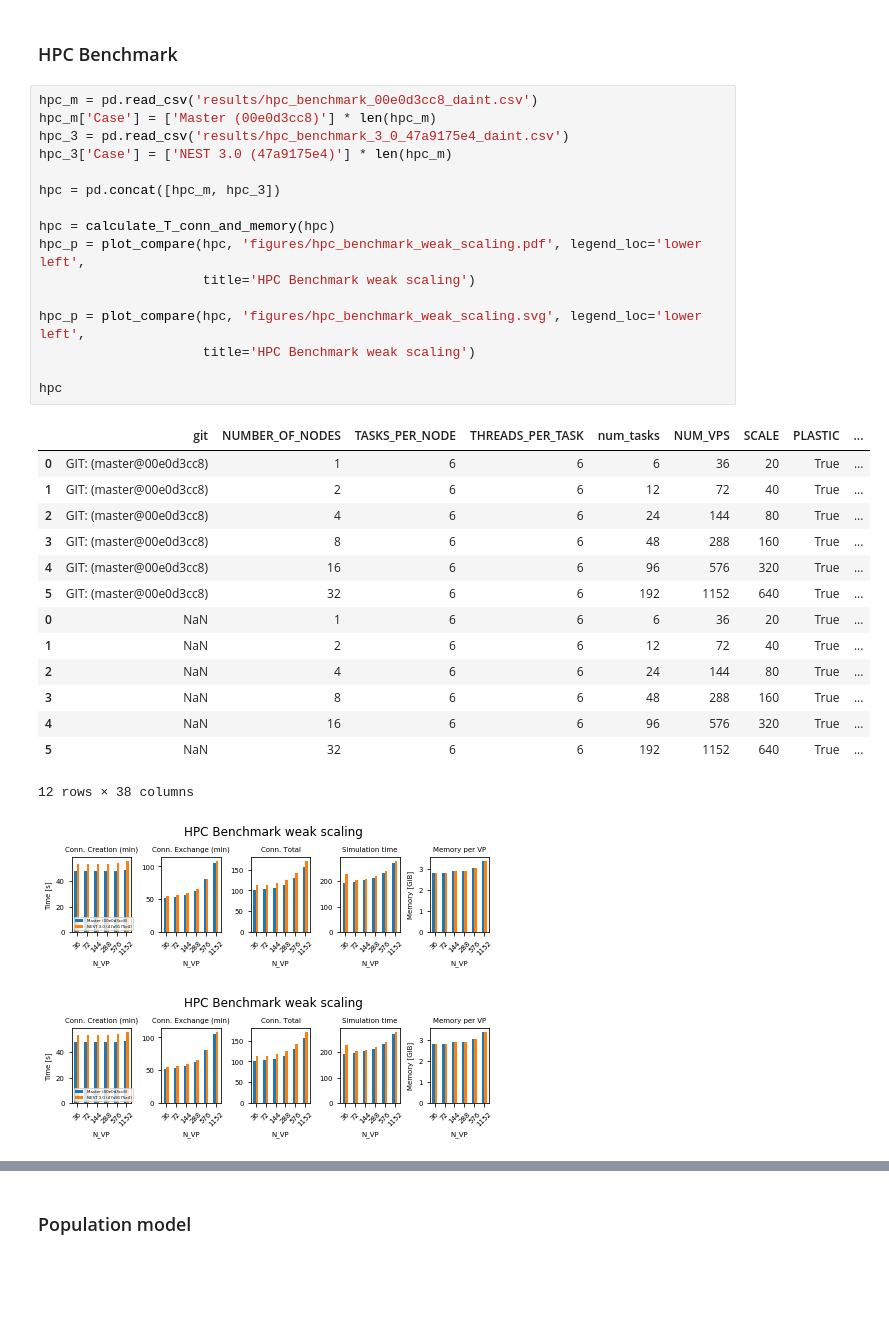
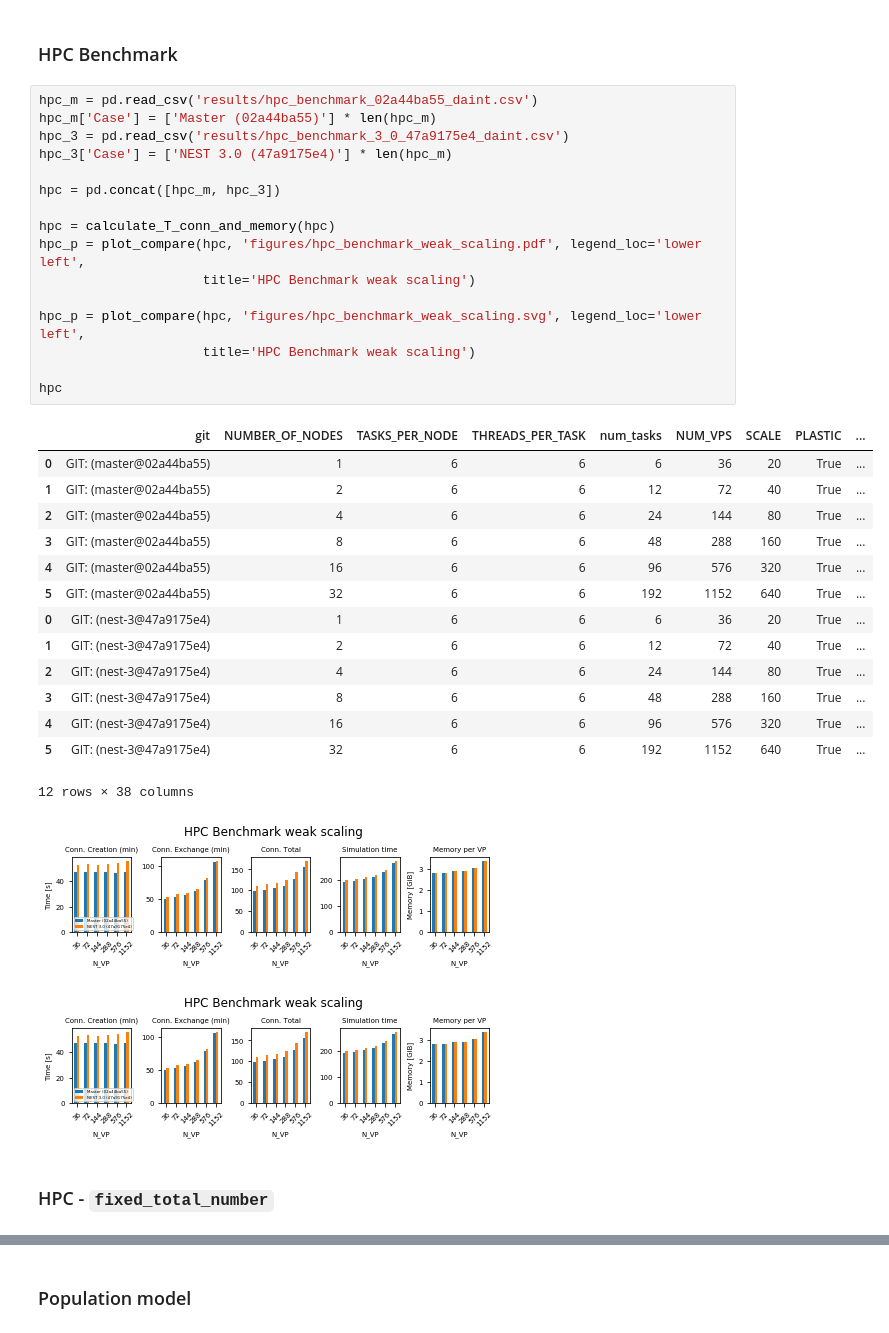
Before and after one commit to INM-6/beNNch, a Jupyter notebook: results/NEST_3_0_benchmark_results/NEST_3_0_benchmarks.ipynb, the cells around one changed output, grey strips where cells are left out. Cells and saved outputs as stored; diff of their text form; blank space fills up the shorter version.

Commit message:
updated results

```diff
--- a/results/NEST_3_0_benchmark_results/NEST_3_0_benchmarks.ipynb
+++ b/results/NEST_3_0_benchmark_results/NEST_3_0_benchmarks.ipynb
@@ -150,35 +150,37 @@ def plot_compare(df, name, values=None, index=None, legend_loc='lower right', ro
 # %% [markdown]
 ### HPC Benchmark
 # %%
-hpc_m = pd.read_csv('results/hpc_benchmark_00e0d3cc8_daint.csv')
-hpc_m['Case'] = ['Master (00e0d3cc8)'] * len(hpc_m)
+hpc_m = pd.read_csv('results/hpc_benchmark_02a44ba55_daint.csv')
+hpc_m['Case'] = ['Master (02a44ba55)'] * len(hpc_m)
 hpc_3 = pd.read_csv('results/hpc_benchmark_3_0_47a9175e4_daint.csv')
 hpc_3['Case'] = ['NEST 3.0 (47a9175e4)'] * len(hpc_m)
 
 hpc = pd.concat([hpc_m, hpc_3])
 
 hpc = calculate_T_conn_and_memory(hpc)
 hpc_p = plot_compare(hpc, 'figures/hpc_benchmark_weak_scaling.pdf', legend_loc='lower left',
                      title='HPC Benchmark weak scaling')
 
 hpc_p = plot_compare(hpc, 'figures/hpc_benchmark_weak_scaling.svg', legend_loc='lower left',
                      title='HPC Benchmark weak scaling')
 
 hpc
 # %% [output]
 |  | git | NUMBER_OF_NODES | TASKS_PER_NODE | THREADS_PER_TASK | num_tasks | NUM_VPS | SCALE | PLASTIC | ... |
-| 0 | GIT: (master@00e0d3cc8) | 1 | 6 | 6 | 6 | 36 | 20 | True | ... |
-| 1 | GIT: (master@00e0d3cc8) | 2 | 6 | 6 | 12 | 72 | 40 | True | ... |
-| 2 | GIT: (master@00e0d3cc8) | 4 | 6 | 6 | 24 | 144 | 80 | True | ... |
-| 3 | GIT: (master@00e0d3cc8) | 8 | 6 | 6 | 48 | 288 | 160 | True | ... |
-| 4 | GIT: (master@00e0d3cc8) | 16 | 6 | 6 | 96 | 576 | 320 | True | ... |
-| 5 | GIT: (master@00e0d3cc8) | 32 | 6 | 6 | 192 | 1152 | 640 | True | ... |
-| 0 | NaN | 1 | 6 | 6 | 6 | 36 | 20 | True | ... |
-| 1 | NaN | 2 | 6 | 6 | 12 | 72 | 40 | True | ... |
-| 2 | NaN | 4 | 6 | 6 | 24 | 144 | 80 | True | ... |
-| 3 | NaN | 8 | 6 | 6 | 48 | 288 | 160 | True | ... |
-| 4 | NaN | 16 | 6 | 6 | 96 | 576 | 320 | True | ... |
-| 5 | NaN | 32 | 6 | 6 | 192 | 1152 | 640 | True | ... |
+| 0 | GIT: (master@02a44ba55) | 1 | 6 | 6 | 6 | 36 | 20 | True | ... |
+| 1 | GIT: (master@02a44ba55) | 2 | 6 | 6 | 12 | 72 | 40 | True | ... |
+| 2 | GIT: (master@02a44ba55) | 4 | 6 | 6 | 24 | 144 | 80 | True | ... |
+| 3 | GIT: (master@02a44ba55) | 8 | 6 | 6 | 48 | 288 | 160 | True | ... |
+| 4 | GIT: (master@02a44ba55) | 16 | 6 | 6 | 96 | 576 | 320 | True | ... |
+| 5 | GIT: (master@02a44ba55) | 32 | 6 | 6 | 192 | 1152 | 640 | True | ... |
+| 0 | GIT: (nest-3@47a9175e4) | 1 | 6 | 6 | 6 | 36 | 20 | True | ... |
+| 1 | GIT: (nest-3@47a9175e4) | 2 | 6 | 6 | 12 | 72 | 40 | True | ... |
+| 2 | GIT: (nest-3@47a9175e4) | 4 | 6 | 6 | 24 | 144 | 80 | True | ... |
+| 3 | GIT: (nest-3@47a9175e4) | 8 | 6 | 6 | 48 | 288 | 160 | True | ... |
+| 4 | GIT: (nest-3@47a9175e4) | 16 | 6 | 6 | 96 | 576 | 320 | True | ... |
+| 5 | GIT: (nest-3@47a9175e4) | 32 | 6 | 6 | 192 | 1152 | 640 | True | ... |
 12 rows × 38 columns
 [figure]
 [figure]
+# %% [markdown]
+### HPC - `fixed_total_number`
```
Also changed, not shown: parts of 8 cells of this notebook, 15 other files.
